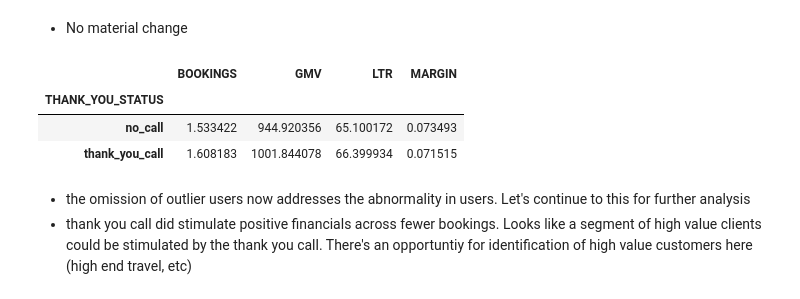
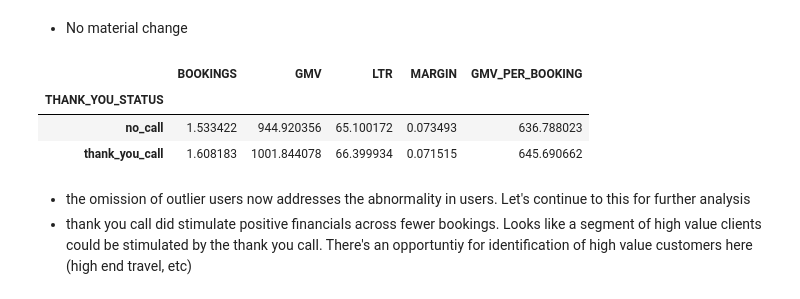
Before and after one commit to 16gs24/hotel-case, a Jupyter notebook: notebooks/1.0 Exploratory Analysis.ipynb, the cells around one changed output. Cells and saved outputs as stored; diff of their text form; code cells hidden in the pictures.

```diff
--- a/notebooks/1.0 Exploratory Analysis.ipynb
+++ b/notebooks/1.0 Exploratory Analysis.ipynb
@@ -122,7 +127,9 @@ raw_data[raw_data.BOOKINGS.isnull()].groupby('THANK_YOU_STATUS').count()
 # method chain and test this post EDA
 margin_data = raw_data.assign(MARGIN = lambda x: x.LTR / x.GMV)
 complete_data = margin_data[margin_data.BOOKINGS.notnull()]
-flagged_data = complete_data.assign(CUSTOMER_RETURNED = lambda x: x.BOOKINGS > 1)
+flagged_data = (complete_data.assign(CUSTOMER_RETURNED = lambda x: x.BOOKINGS > 1)
+                .assign(GMV_PER_BOOKING = lambda x: x.GMV / x.BOOKINGS)
+               )
 # %%
 flagged_data.head()
 # %% [output]
@@ -221,12 +228,12 @@ filtered_data.groupby('THANK_YOU_STATUS').CUSTOMER_RETURNED.agg(['mean','count']
 # %% [markdown]
 - No material change
 # %%
-filtered_data.groupby(['THANK_YOU_STATUS'])[['BOOKINGS','GMV','LTR','MARGIN']].mean()
+filtered_data.groupby(['THANK_YOU_STATUS'])[['BOOKINGS','GMV','LTR','MARGIN','GMV_PER_BOOKING']].mean()
 # %% [output]
-|  | BOOKINGS | GMV | LTR | MARGIN |
-| THANK_YOU_STATUS |  |  |  |  |
-| no_call | 1.533422 | 944.920356 | 65.100172 | 0.073493 |
-| thank_you_call | 1.608183 | 1001.844078 | 66.399934 | 0.071515 |
+|  | BOOKINGS | GMV | LTR | MARGIN | GMV_PER_BOOKING |
+| THANK_YOU_STATUS |  |  |  |  |  |
+| no_call | 1.533422 | 944.920356 | 65.100172 | 0.073493 | 636.788023 |
+| thank_you_call | 1.608183 | 1001.844078 | 66.399934 | 0.071515 | 645.690662 |
 # %% [markdown]
 - the omission of outlier users now addresses the abnormality in users. Let's continue to this for further analysis
 - thank you call did stimulate positive financials across fewer bookings. Looks like a segment of high value clients could be stimulated by the thank you call. There's an opportuntiy for identification of high value customers here (high end travel, etc)
```
Also changed, not shown: parts of 12 cells of this notebook, 1 other file.
